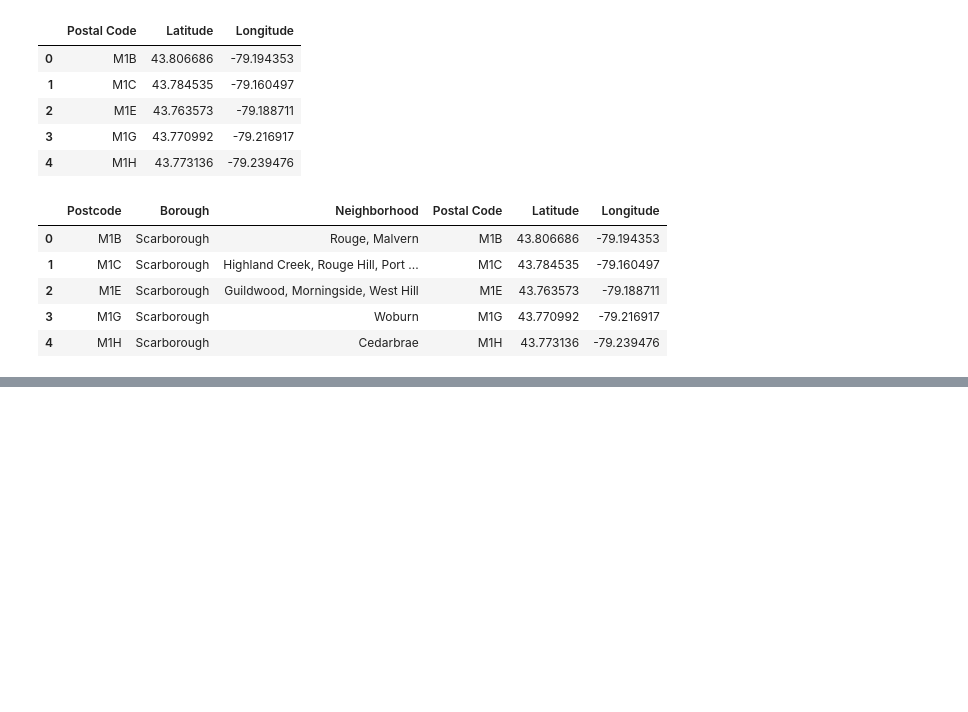
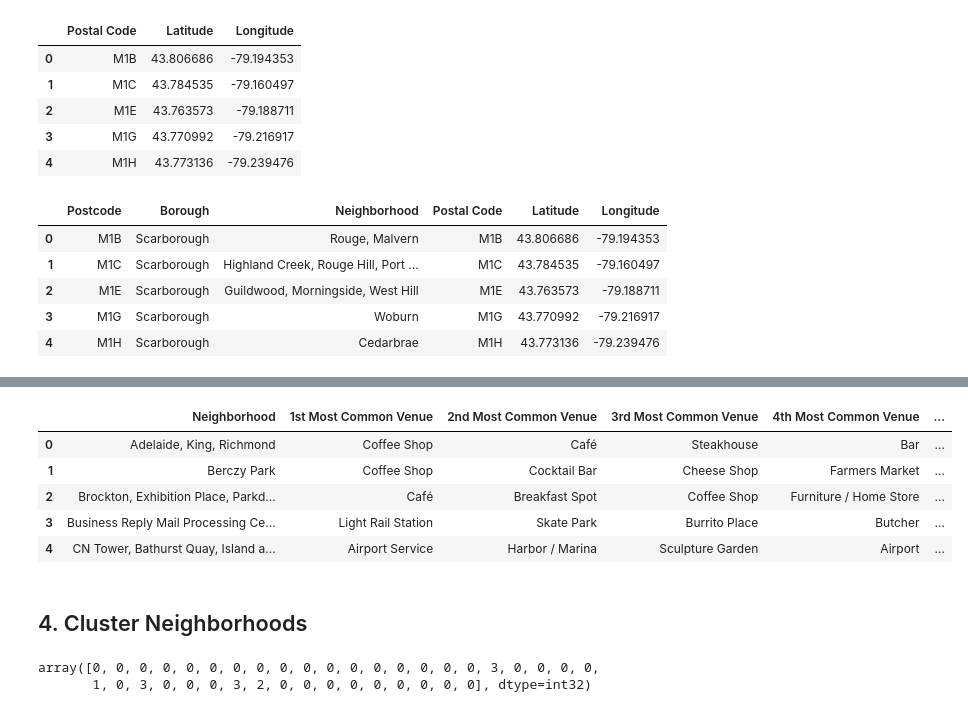
Before and after one commit to ericmuijs/Coursera_Capstone, a Jupyter notebook: Capstone Week 3.ipynb, the cells around one changed output, grey strips where cells are left out. Cells and saved outputs as stored; diff of their text form; code cells hidden in the pictures; blank space fills up the shorter version.

```diff
--- a/Capstone Week 3.ipynb
+++ b/Capstone Week 3.ipynb
@@ -143,0 +363,12 @@ result.shape
+# %%
+num_top_venues = 3
+
+for hood in toronto_grouped['Neighborhood']:
+    print("----"+hood+"----")
+    temp = toronto_grouped[toronto_grouped['Neighborhood'] == hood].T.reset_index()
+    temp.columns = ['venue','freq']
+    temp = temp.iloc[1:]
+    temp['freq'] = temp['freq'].astype(float)
+    temp = temp.round({'freq': 2})
+    print(temp.sort_values('freq', ascending=False).reset_index(drop=True).head(num_top_venues))
+    print('\n')
@@ -143,0 +393,50 @@ result.shape
+# %%
+def return_most_common_venues(row, num_top_venues):
+    row_categories = row.iloc[1:]
+    row_categories_sorted = row_categories.sort_values(ascending=False)
+
+    return row_categories_sorted.index.values[0:num_top_venues]
+# %%
+num_top_venues = 10
+
+indicators = ['st', 'nd', 'rd']
+
+# create columns according to number of top venues
+columns = ['Neighborhood']
+for ind in np.arange(num_top_venues):
+    try:
+        columns.append('{}{} Most Common Venue'.format(ind+1, indicators[ind]))
+    except:
+        columns.append('{}th Most Common Venue'.format(ind+1))
+
+# create a new dataframe
+neighborhoods_venues_sorted = pd.DataFrame(columns=columns)
+neighborhoods_venues_sorted['Neighborhood'] = toronto_grouped['Neighborhood']
+
+for ind in np.arange(toronto_grouped.shape[0]):
+    neighborhoods_venues_sorted.iloc[ind, 1:] = return_most_common_venues(toronto_grouped.iloc[ind, :], num_top_venues)
+
+neighborhoods_venues_sorted.head()
+# %% [output]
+|  | Neighborhood | 1st Most Common Venue | 2nd Most Common Venue | 3rd Most Common Venue | 4th Most Common Venue | ... |
+| 0 | Adelaide, King, Richmond | Coffee Shop | Café | Steakhouse | Bar | ... |
+| 1 | Berczy Park | Coffee Shop | Cocktail Bar | Cheese Shop | Farmers Market | ... |
+| 2 | Brockton, Exhibition Place, Parkd... | Café | Breakfast Spot | Coffee Shop | Furniture / Home Store | ... |
+| 3 | Business Reply Mail Processing Ce... | Light Rail Station | Skate Park | Burrito Place | Butcher | ... |
+| 4 | CN Tower, Bathurst Quay, Island a... | Airport Service | Harbor / Marina | Sculpture Garden | Airport | ... |
+# %% [markdown]
+## 4. Cluster Neighborhoods
+# %%
+# set number of clusters
+kclusters = 4
+
+toronto_grouped_clustering = toronto_grouped.drop('Neighborhood', 1)
+
+# run k-means clustering
+kmeans = KMeans(n_clusters=kclusters, n_init = 40).fit(toronto_grouped_clustering)
+
+# check cluster labels generated for each row in the dataframe
+kmeans.labels_[0:40]
+# %% [output]
+array([0, 0, 0, 0, 0, 0, 0, 0, 0, 0, 0, 0, 0, 0, 0, 0, 0, 3, 0, 0, 0, 0,
+       1, 0, 3, 0, 0, 0, 3, 2, 0, 0, 0, 0, 0, 0, 0, 0, 0], dtype=int32)
```
Also changed, not shown: parts of 27 cells of this notebook.
